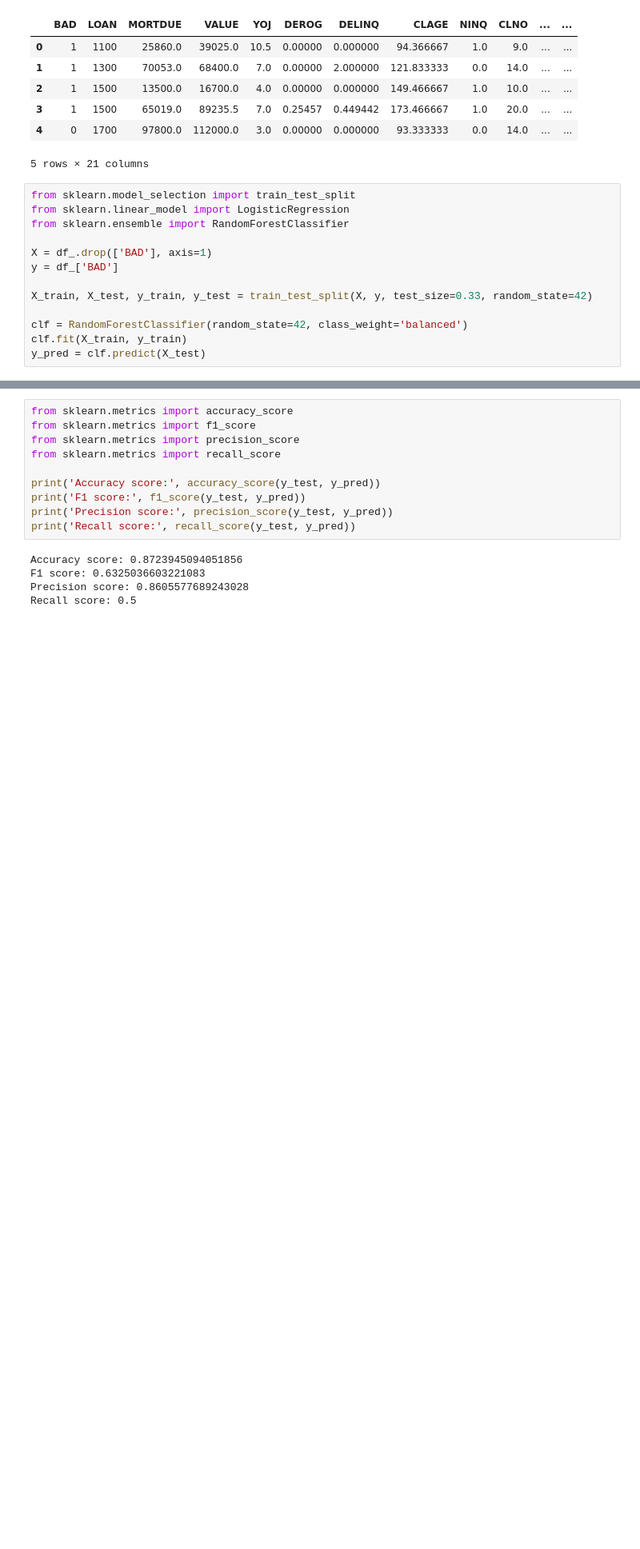
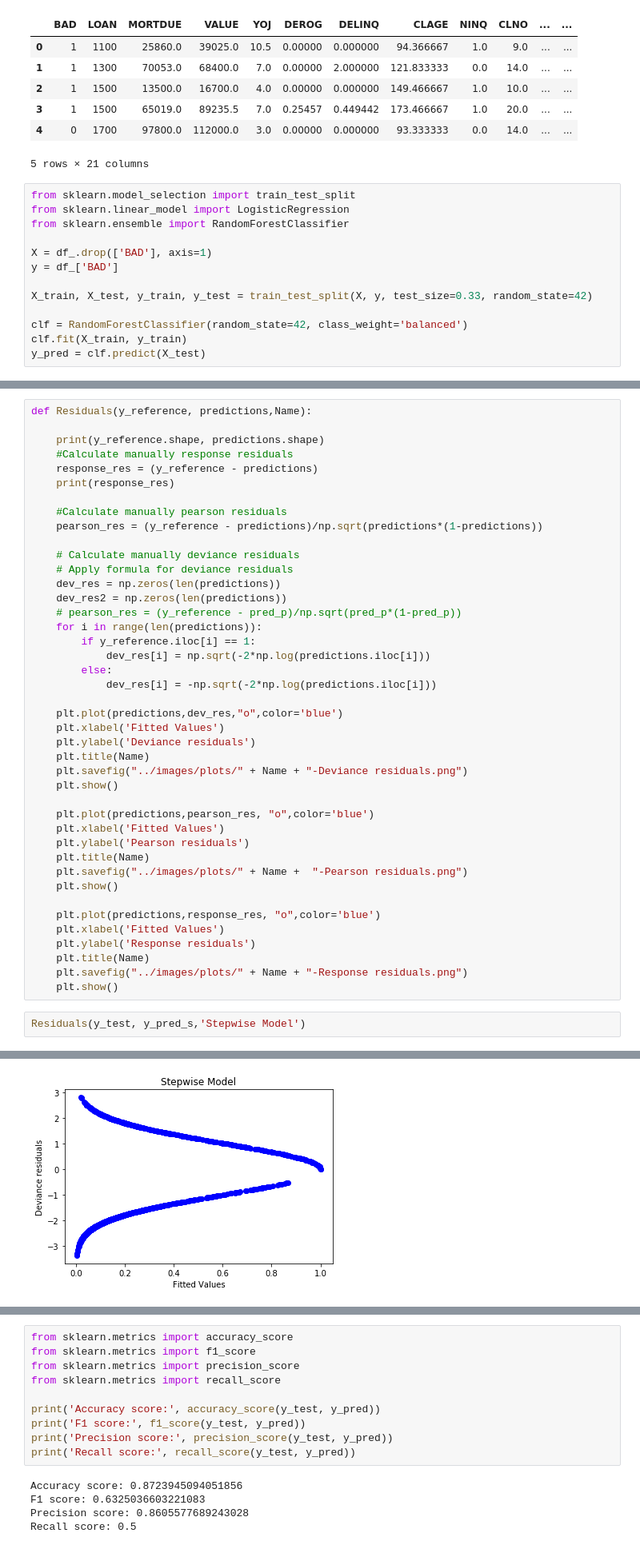
Before and after one commit to AbdullahKeteldijk/credit_default_kaggle, a Jupyter notebook: notebooks/01_basic_model.ipynb, the cells around one changed output, grey strips where cells are left out. Shown at 80% size. Drawn from its saved outputs; the diff is of its cells as text; blank space fills up the shorter version.

```diff
--- a/notebooks/01_basic_model.ipynb
+++ b/notebooks/01_basic_model.ipynb
@@ -207,0 +245,45 @@ Intercept         -3.4051      0.424     -8.027      0.000      -4.237      -2.5
+# %%
+def Residuals(y_reference, predictions,Name):
+
+    print(y_reference.shape, predictions.shape)
+    #Calculate manually response residuals
+    response_res = (y_reference - predictions)
+    print(response_res)
+
+    #Calculate manually pearson residuals
+    pearson_res = (y_reference - predictions)/np.sqrt(predictions*(1-predictions))
+
+    # Calculate manually deviance residuals
+    # Apply formula for deviance residuals
+    dev_res = np.zeros(len(predictions))
+    dev_res2 = np.zeros(len(predictions))
+    # pearson_res = (y_reference - pred_p)/np.sqrt(pred_p*(1-pred_p))
+    for i in range(len(predictions)):
+        if y_reference.iloc[i] == 1:
+            dev_res[i] = np.sqrt(-2*np.log(predictions.iloc[i]))
+        else:
+            dev_res[i] = -np.sqrt(-2*np.log(predictions.iloc[i]))
+
+    plt.plot(predictions,dev_res,"o",color='blue')
+    plt.xlabel('Fitted Values')
+    plt.ylabel('Deviance residuals')
+    plt.title(Name)
+    plt.savefig("../images/plots/" + Name + "-Deviance residuals.png")
+    plt.show()
+
+    plt.plot(predictions,pearson_res, "o",color='blue')
+    plt.xlabel('Fitted Values')
+    plt.ylabel('Pearson residuals')
+    plt.title(Name)
+    plt.savefig("../images/plots/" + Name +  "-Pearson residuals.png")
+    plt.show()
+
+    plt.plot(predictions,response_res, "o",color='blue')
+    plt.xlabel('Fitted Values')
+    plt.ylabel('Response residuals')
+    plt.title(Name)
+    plt.savefig("../images/plots/" + Name + "-Response residuals.png")
+    plt.show()
+# %%
+Residuals(y_test, y_pred_s,'Stepwise Model')
+# %% [output]
@@ -207,0 +303 @@ Intercept         -3.4051      0.424     -8.027      0.000      -4.237      -2.5
+[figure, added]
```
Also changed, not shown: parts of 7 cells of this notebook, 4 other files.
